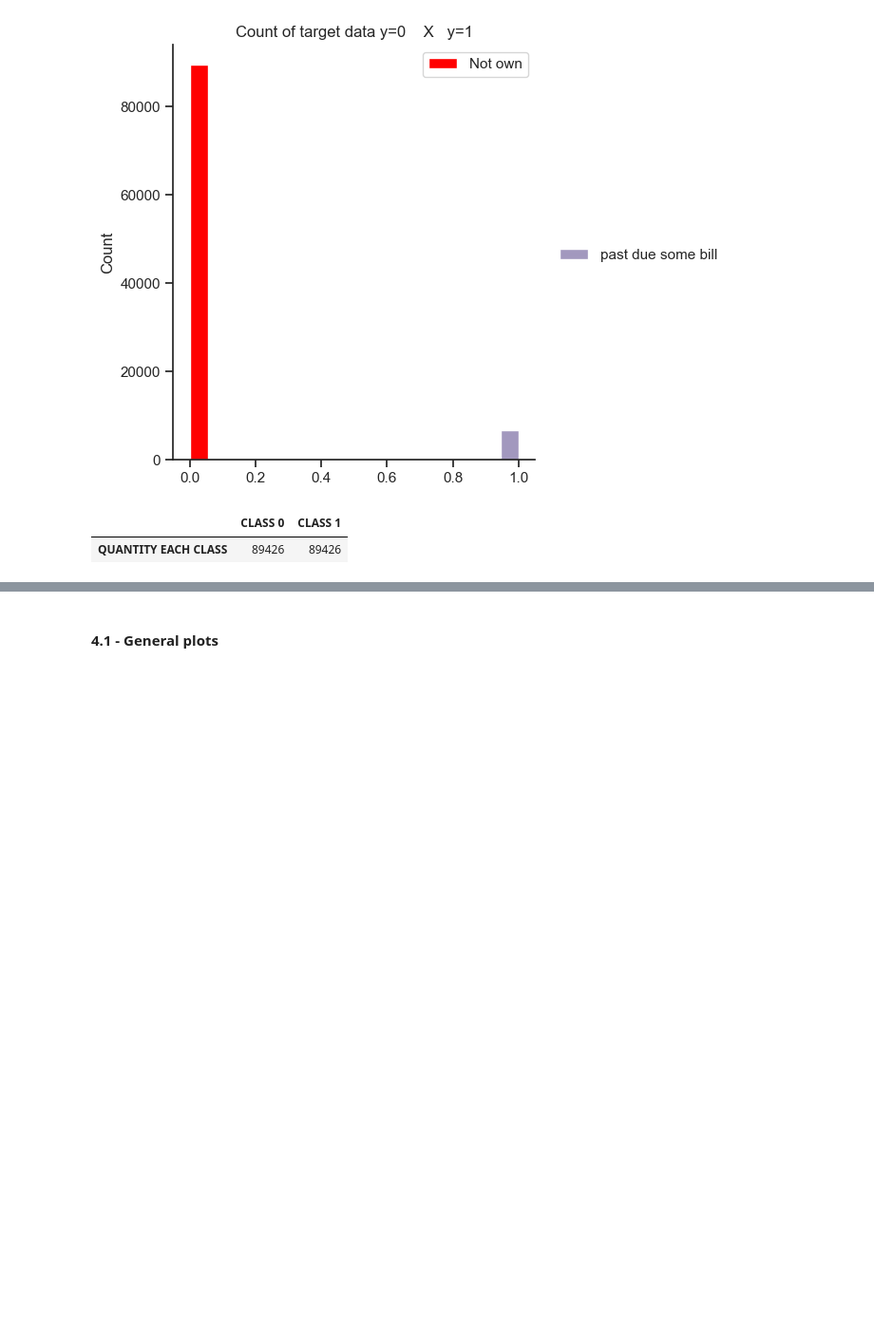
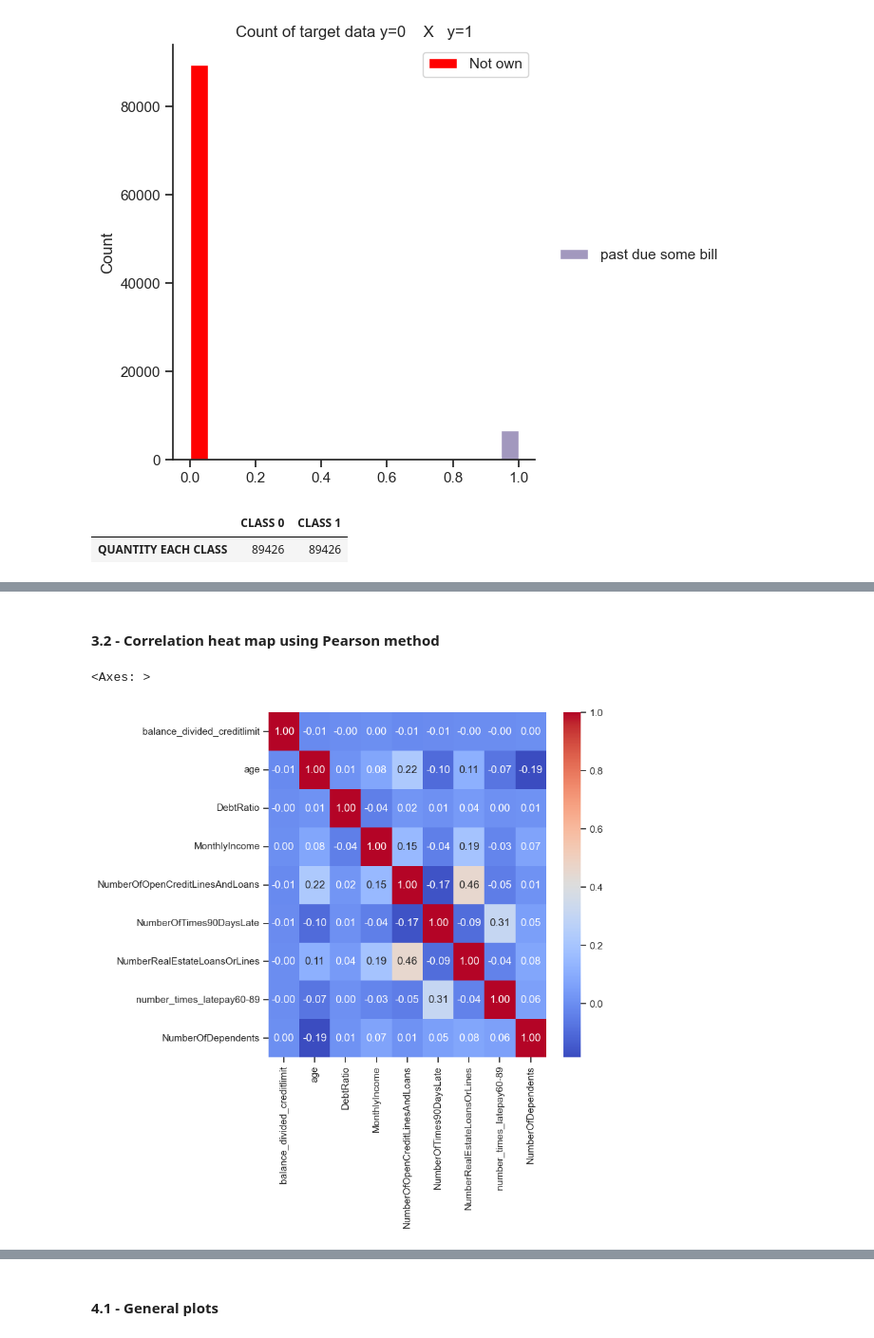
Before and after one commit to ectormgl/givemecredit, a Jupyter notebook: notebook/EDA.ipynb, the cells around one changed output, grey strips where cells are left out. Shown at 95% size. Cells and saved outputs as stored; diff of their text form; code cells hidden in the pictures; blank space fills up the shorter version.

```diff
--- a/notebook/main.ipynb
+++ b/notebook/EDA.ipynb
@@ -168,0 +358,9 @@ resampledDf
+# %% [markdown]
+#### 3.2 - Correlation heat map using Pearson method
+# %%
+plt.figure(figsize=(7,7))
+sns.heatmap(X_train.corr(method='pearson'), annot=True, cmap='coolwarm',  fmt='.2f')
+#Detecting correlations
+# %% [output]
+<Axes: >
+[figure, added]
```
Also changed, not shown: parts of 60 cells of this notebook, 4 other files.
